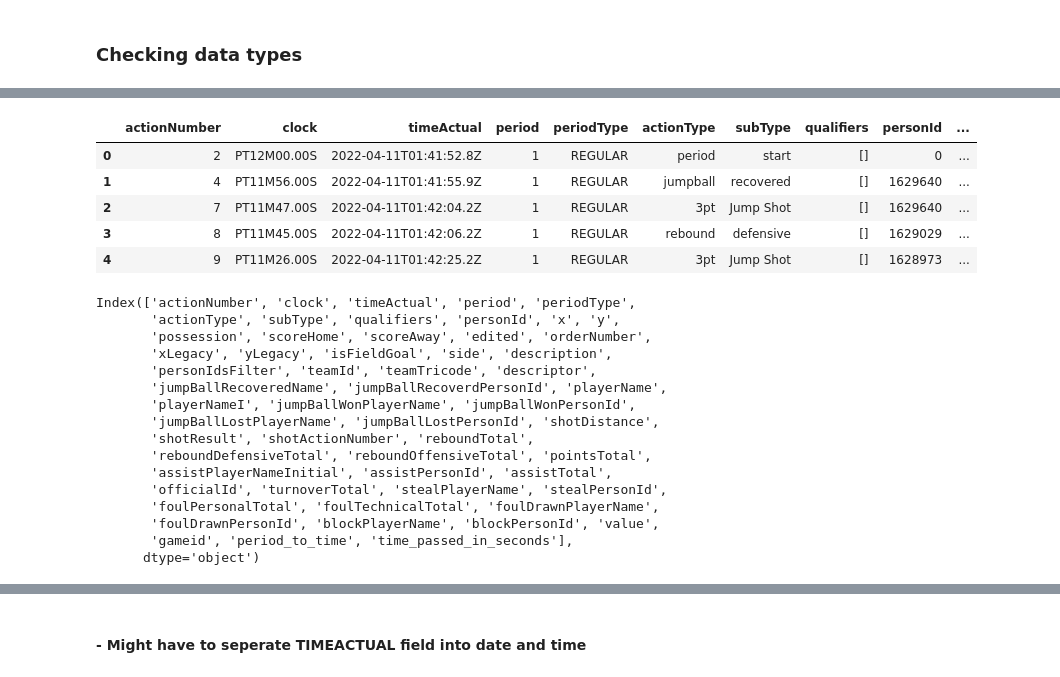
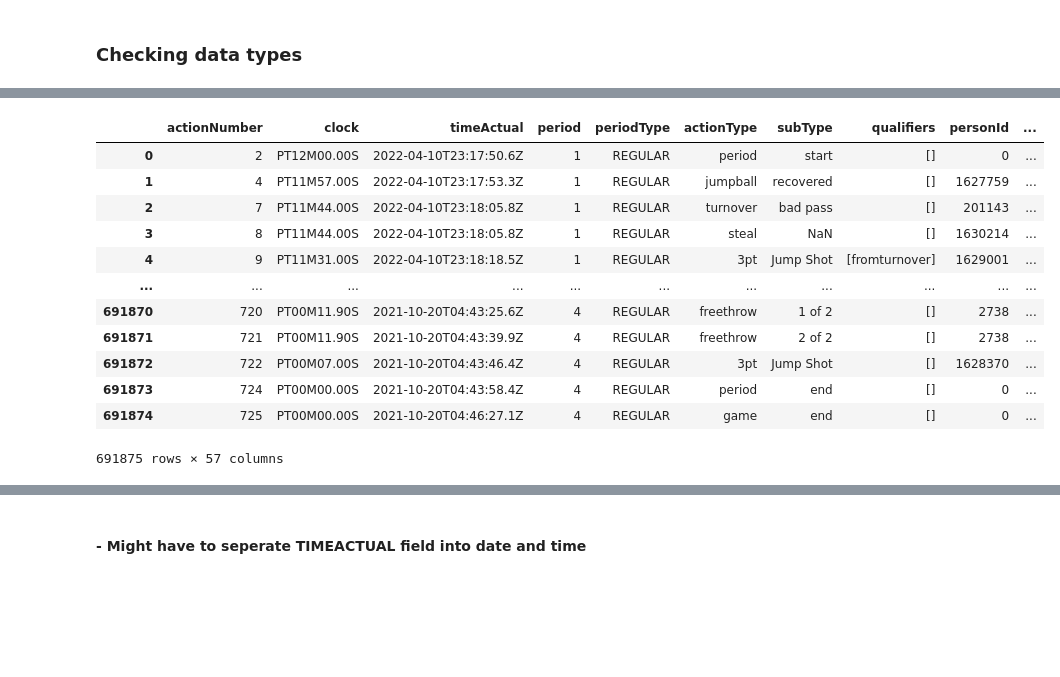
Before and after one commit to zachmort/nba_PBP_analysis, a Jupyter notebook: Season_pbp_20-21.ipynb, the cells around one changed output, grey strips where cells are left out. Saved outputs shown, nothing was run; the diff lists cells and outputs as text; code cells hidden in the pictures; blank space fills up the shorter version.

```diff
--- a/Season_pbp_20-21.ipynb
+++ b/Season_pbp_20-21.ipynb
@@ -129,0 +185,3 @@ dtype: object
+# %%
+# creating a date column
+df_players_removed['dateGameStarted'] = pd.to_datetime(df_players_removed.timeActual).dt.date
@@ -166,6 +209,0 @@ print(timedelta(seconds = final2.seconds))
-# %%
-x = datetime(year =1900, month=1, day=1, hour=0, minute=12, second=0)
-values_array = final_df_copy.clock.astype(str).str[0:7]
-time_passed_seconds = x - pd.to_datetime(values_array, format='PT%MM%S')
-values_array
-time_passed_seconds
@@ -185,3 +210,5 @@ Name: clock, Length: 691875, dtype: timedelta64[ns]
+# %%
+df_players_removed['period_to_time'] = df_players_removed['period'].map(period_to_time_conversion)
 # %%
 def time_conversion(unparsed_timearray):
     x = datetime(year =1900, month=1, day=1, hour=0, minute=12, second=0)
@@ -193,30 +218,21 @@ final_df_copy['time_passed_in_seconds'] = final_df_copy['clock'].map(time_conver
-# %%
-final_df_copy[final_df_copy.stealPlayerName != pd.notnull ].head(5)
-# %% [output]
-|  | actionNumber | clock | timeActual | period | periodType | actionType | subType | qualifiers | personId | ... |
-| 0 | 2 | PT12M00.00S | 2022-04-11T01:41:52.8Z | 1 | REGULAR | period | start | [] | 0 | ... |
-| 1 | 4 | PT11M56.00S | 2022-04-11T01:41:55.9Z | 1 | REGULAR | jumpball | recovered | [] | 1629640 | ... |
-| 2 | 7 | PT11M47.00S | 2022-04-11T01:42:04.2Z | 1 | REGULAR | 3pt | Jump Shot | [] | 1629640 | ... |
-| 3 | 8 | PT11M45.00S | 2022-04-11T01:42:06.2Z | 1 | REGULAR | rebound | defensive | [] | 1629029 | ... |
-| 4 | 9 | PT11M26.00S | 2022-04-11T01:42:25.2Z | 1 | REGULAR | 3pt | Jump Shot | [] | 1628973 | ... |
-# %%
-final_df_copy.columns
-# %% [output]
-Index(['actionNumber', 'clock', 'timeActual', 'period', 'periodType',
-       'actionType', 'subType', 'qualifiers', 'personId', 'x', 'y',
-       'possession', 'scoreHome', 'scoreAway', 'edited', 'orderNumber',
-       'xLegacy', 'yLegacy', 'isFieldGoal', 'side', 'description',
-       'personIdsFilter', 'teamId', 'teamTricode', 'descriptor',
-       'jumpBallRecoveredName', 'jumpBallRecoverdPersonId', 'playerName',
-       'playerNameI', 'jumpBallWonPlayerName', 'jumpBallWonPersonId',
-       'jumpBallLostPlayerName', 'jumpBallLostPersonId', 'shotDistance',
-       'shotResult', 'shotActionNumber', 'reboundTotal',
-       'reboundDefensiveTotal', 'reboundOffensiveTotal', 'pointsTotal',
-       'assistPlayerNameInitial', 'assistPersonId', 'assistTotal',
-       'officialId', 'turnoverTotal', 'stealPlayerName', 'stealPersonId',
-       'foulPersonalTotal', 'foulTechnicalTotal', 'foulDrawnPlayerName',
-       'foulDrawnPersonId', 'blockPlayerName', 'blockPersonId', 'value',
-       'gameid', 'period_to_time', 'time_passed_in_seconds'],
-      dtype='object')
+# %%
+df_players_removed['time_passed_in_seconds'] = tqdm(df_players_removed['clock'].map(time_conversion))
+# %%
+#this can be removed it is juts used for checking outputs
+df_players_removed
+# %% [output]
+|  | actionNumber | clock | timeActual | period | periodType | actionType | subType | qualifiers | personId | ... |
+| 0 | 2 | PT12M00.00S | 2022-04-10T23:17:50.6Z | 1 | REGULAR | period | start | [] | 0 | ... |
+| 1 | 4 | PT11M57.00S | 2022-04-10T23:17:53.3Z | 1 | REGULAR | jumpball | recovered | [] | 1627759 | ... |
+| 2 | 7 | PT11M44.00S | 2022-04-10T23:18:05.8Z | 1 | REGULAR | turnover | bad pass | [] | 201143 | ... |
+| 3 | 8 | PT11M44.00S | 2022-04-10T23:18:05.8Z | 1 | REGULAR | steal | NaN | [] | 1630214 | ... |
+| 4 | 9 | PT11M31.00S | 2022-04-10T23:18:18.5Z | 1 | REGULAR | 3pt | Jump Shot | [fromturnover] | 1629001 | ... |
+| ... | ... | ... | ... | ... | ... | ... | ... | ... | ... | ... |
+| 691870 | 720 | PT00M11.90S | 2021-10-20T04:43:25.6Z | 4 | REGULAR | freethrow | 1 of 2 | [] | 2738 | ... |
+| 691871 | 721 | PT00M11.90S | 2021-10-20T04:43:39.9Z | 4 | REGULAR | freethrow | 2 of 2 | [] | 2738 | ... |
+| 691872 | 722 | PT00M07.00S | 2021-10-20T04:43:46.4Z | 4 | REGULAR | 3pt | Jump Shot | [] | 1628370 | ... |
+| 691873 | 724 | PT00M00.00S | 2021-10-20T04:43:58.4Z | 4 | REGULAR | period | end | [] | 0 | ... |
+| 691874 | 725 | PT00M00.00S | 2021-10-20T04:46:27.1Z | 4 | REGULAR | game | end | [] | 0 | ... |
+691875 rows × 57 columns
 # %%
 # Creating a function to create new column with total time passed in game
```
Also changed, not shown: parts of 56 cells of this notebook, 1 other file.
